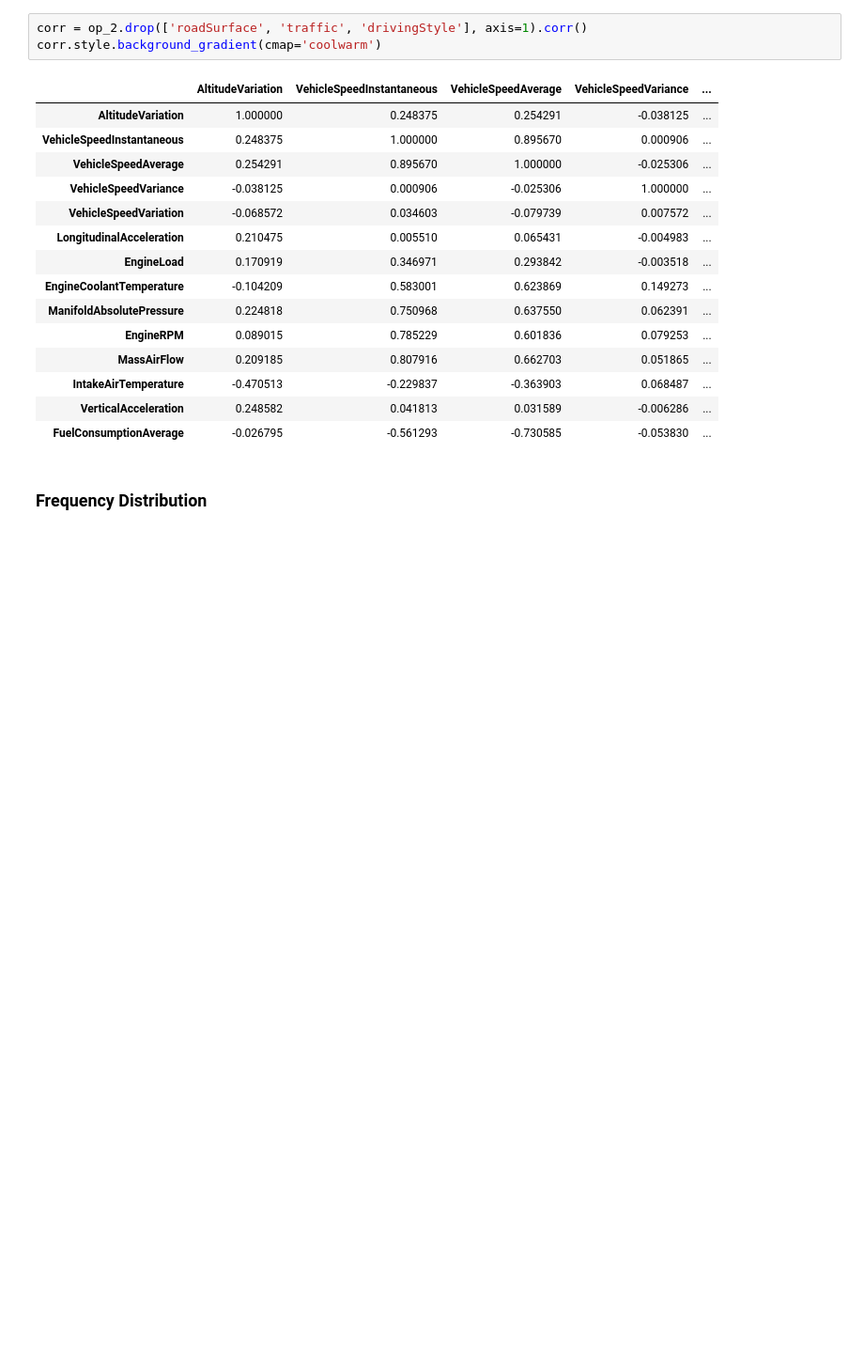
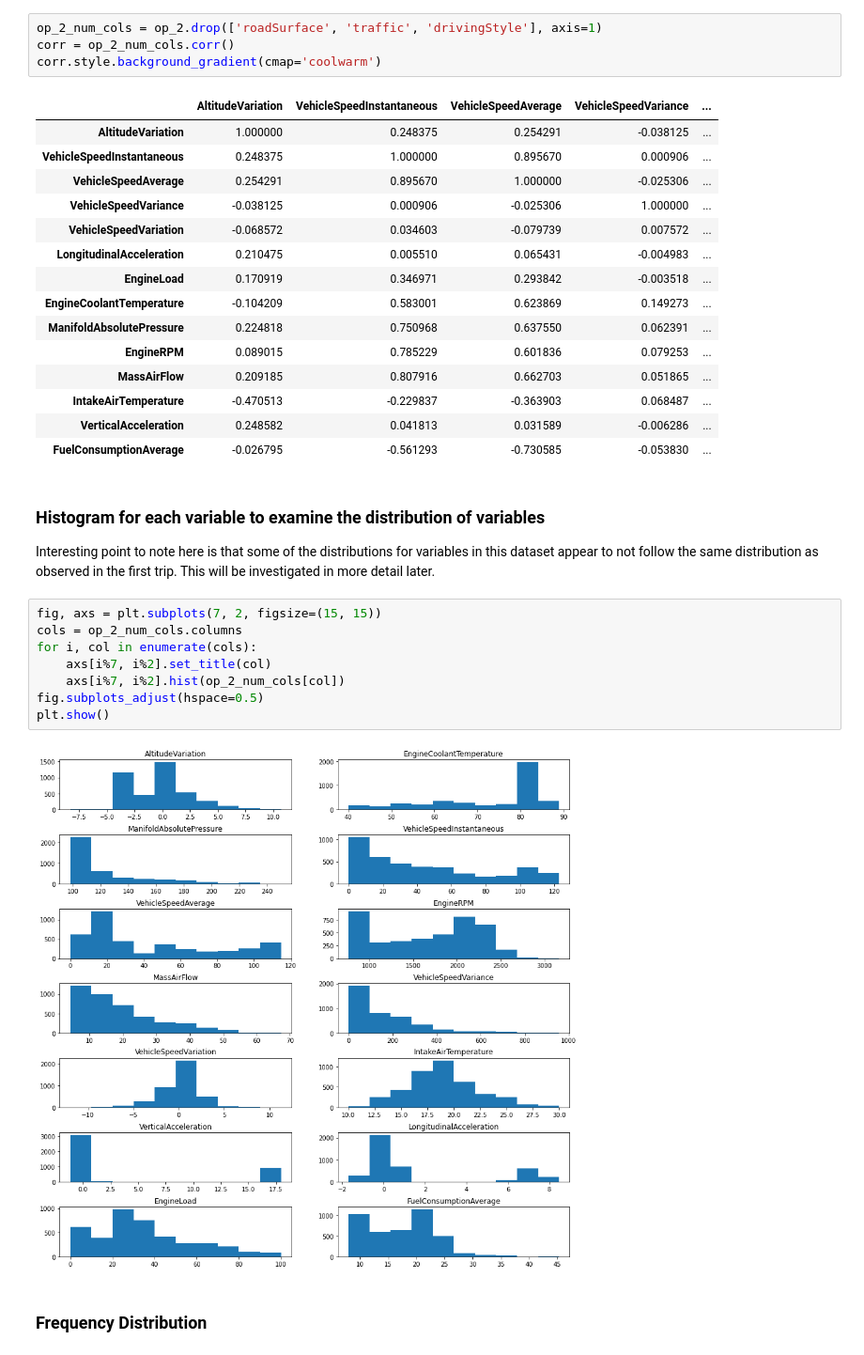
Before and after one commit to markbreen95/comp_09012, a Jupyter notebook: notebooks/EDA.ipynb, the cells around one changed output. Shown at 94% size. Drawn from its saved outputs; the diff is of its cells as text; blank space fills up the shorter version.

```diff
--- a/notebooks/EDA.ipynb
+++ b/notebooks/EDA.ipynb
@@ -124,7 +146,8 @@ AggressiveStyle      0.182864
 # %% [markdown]
 ### Correlation Heatmap
 # %%
-corr = op_2.drop(['roadSurface', 'traffic', 'drivingStyle'], axis=1).corr()
+op_2_num_cols = op_2.drop(['roadSurface', 'traffic', 'drivingStyle'], axis=1)
+corr = op_2_num_cols.corr()
 corr.style.background_gradient(cmap='coolwarm')
 # %% [output]
 |  | AltitudeVariation | VehicleSpeedInstantaneous | VehicleSpeedAverage | VehicleSpeedVariance | ... |
@@ -142,6 +165,20 @@ corr.style.background_gradient(cmap='coolwarm')
 | IntakeAirTemperature | -0.470513 | -0.229837 | -0.363903 | 0.068487 | ... |
 | VerticalAcceleration | 0.248582 | 0.041813 | 0.031589 | -0.006286 | ... |
 | FuelConsumptionAverage | -0.026795 | -0.561293 | -0.730585 | -0.053830 | ... |
+# %% [markdown]
+### Histogram for each variable to examine the distribution of variables
+
+Interesting point to note here is that some of the distributions for variables in this dataset appear to not follow the same distribution as observed in the first trip. This will be investigated in more detail later.
+# %%
+fig, axs = plt.subplots(7, 2, figsize=(15, 15))
+cols = op_2_num_cols.columns
+for i, col in enumerate(cols):
+    axs[i%7, i%2].set_title(col)
+    axs[i%7, i%2].hist(op_2_num_cols[col])
+fig.subplots_adjust(hspace=0.5)
+plt.show()
+# %% [output]
+[figure, added]
 # %% [markdown]
 ### Frequency Distribution
 # %%
```
Also changed, not shown: parts of 21 cells of this notebook.
